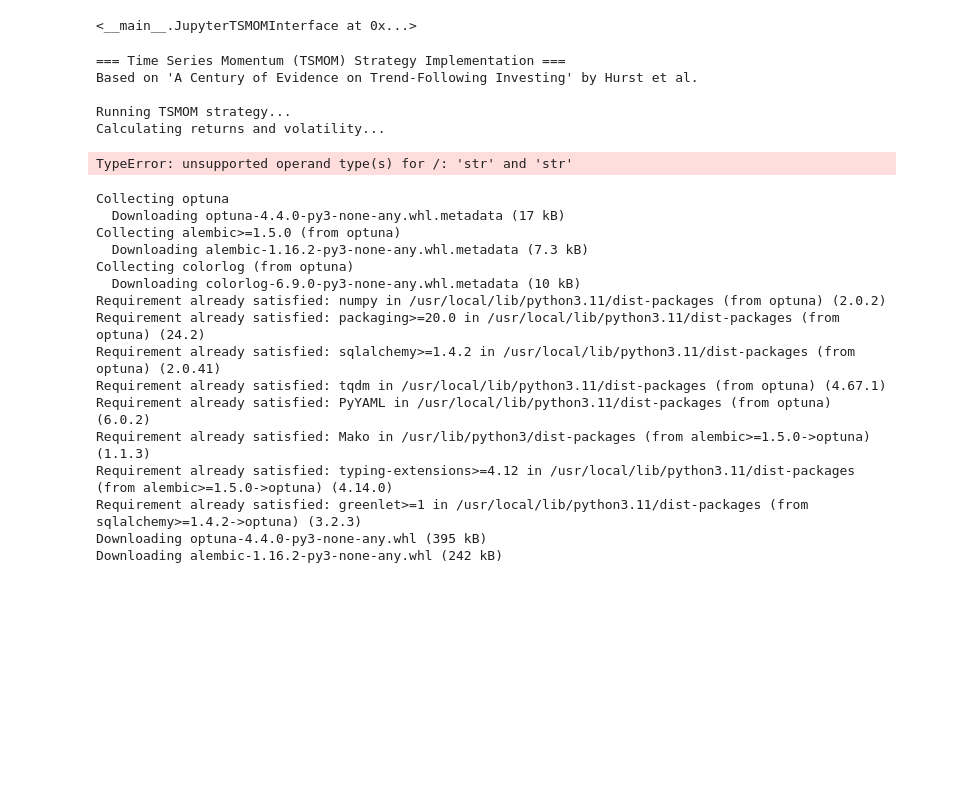
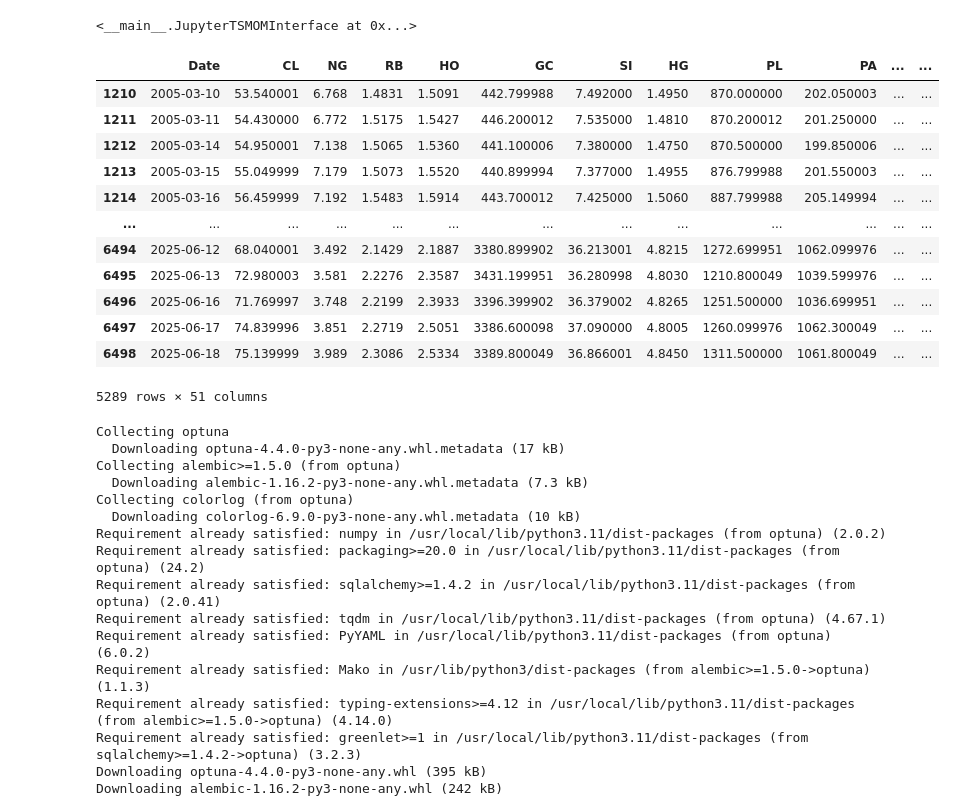
Before and after one commit to leisuredays/tsmom, a Jupyter notebook: tsmom.ipynb, the cells around one changed output. Cells and saved outputs as stored; diff of their text form; code cells hidden in the pictures; blank space fills up the shorter version.

```diff
--- a/tsmom.ipynb
+++ b/tsmom.ipynb
@@ -1654,58 +1655,19 @@ gold_series = prices_df['GSPC']
-# %%
-# Main execution
-if __name__ == "__main__":
-    print("=== Time Series Momentum (TSMOM) Strategy Implementation ===")
-    print("Based on 'A Century of Evidence on Trend-Following Investing' by Hurst et al.")
-    print()
-
-    # Initialize and run TSMOM strategy
-    tsmom = TSMOMStrategyWithRiskLimits(
-    lookback_periods=[1, 3, 12],
-    target_vol=0.40,
-    portfolio_vol=0.10,
-    max_leverage=3.0,           # 최대 레버리지
-    max_position_pct=0.2,      # 최대 포지션 크기
-    max_drawdown=0.5,          # 최대 드로다운
-    var_limit=1,             # VaR 제한
-    stop_loss_pct=0.5,         # 손절매 수준
-    max_correlation=1.00        # 최대 상관관계
-)
-
-    print("Running TSMOM strategy...")
-    results = tsmom.run_strategy_with_risk_limits(prices_df, risk_free_rate=0.02)
-
-    # Display performance metrics
-    print("\n=== Performance Summary ===")
-    for name, returns in results['individual_strategies'].items():
-        metrics = calculate_performance_metrics(returns)
-        print(f"\n{name}:")
-        print(f"  Annual Return: {metrics.get('Annual Return', 0):.1%}")
-        print(f"  Annual Volatility: {metrics.get('Annual Volatility', 0):.1%}")
-        print(f"  Sharpe Ratio: {metrics.get('Sharpe Ratio', 0):.2f}")
-        print(f"  Max Drawdown: {metrics.get('Max Drawdown', 0):.1%}")
-
-    # Plot results
-    print("\nGenerating performance charts...")
-    sp500_returns = sp500_prices.pct_change().dropna()
-
-    plot_performance_comparison(results, sp500_prices)
-    plot_smile_curve(results['diversified_returns'], sp500_returns)
-
-    print("\n=== Strategy Implementation Complete ===")
-    print("Note: This is a demonstration using simulated data.")
-    print("For live trading, use real futures price data and consider:")
-    print("- Transaction costs (1-4% annually)")
-    print("- Management fees (typically 2% + 20% performance fee)")
-    print("- Margin requirements (8-12% for institutional investors)")
-    print("- Risk management procedures")
-    print("- Rebalancing frequency optimization")
-# %% [output]
-=== Time Series Momentum (TSMOM) Strategy Implementation ===
-Based on 'A Century of Evidence on Trend-Following Investing' by Hurst et al.
-
-Running TSMOM strategy...
-Calculating returns and volatility...
-TypeError: unsupported operand type(s) for /: 'str' and 'str'
+# %%
+prices_df
+# %% [output]
+|  | Date | CL | NG | RB | HO | GC | SI | HG | PL | PA | ... | ... |
+| 1210 | 2005-03-10 | 53.540001 | 6.768 | 1.4831 | 1.5091 | 442.799988 | 7.492000 | 1.4950 | 870.000000 | 202.050003 | ... | ... |
+| 1211 | 2005-03-11 | 54.430000 | 6.772 | 1.5175 | 1.5427 | 446.200012 | 7.535000 | 1.4810 | 870.200012 | 201.250000 | ... | ... |
+| 1212 | 2005-03-14 | 54.950001 | 7.138 | 1.5065 | 1.5360 | 441.100006 | 7.380000 | 1.4750 | 870.500000 | 199.850006 | ... | ... |
+| 1213 | 2005-03-15 | 55.049999 | 7.179 | 1.5073 | 1.5520 | 440.899994 | 7.377000 | 1.4955 | 876.799988 | 201.550003 | ... | ... |
+| 1214 | 2005-03-16 | 56.459999 | 7.192 | 1.5483 | 1.5914 | 443.700012 | 7.425000 | 1.5060 | 887.799988 | 205.149994 | ... | ... |
+| ... | ... | ... | ... | ... | ... | ... | ... | ... | ... | ... | ... | ... |
+| 6494 | 2025-06-12 | 68.040001 | 3.492 | 2.1429 | 2.1887 | 3380.899902 | 36.213001 | 4.8215 | 1272.699951 | 1062.099976 | ... | ... |
+| 6495 | 2025-06-13 | 72.980003 | 3.581 | 2.2276 | 2.3587 | 3431.199951 | 36.280998 | 4.8030 | 1210.800049 | 1039.599976 | ... | ... |
+| 6496 | 2025-06-16 | 71.769997 | 3.748 | 2.2199 | 2.3933 | 3396.399902 | 36.379002 | 4.8265 | 1251.500000 | 1036.699951 | ... | ... |
+| 6497 | 2025-06-17 | 74.839996 | 3.851 | 2.2719 | 2.5051 | 3386.600098 | 37.090000 | 4.8005 | 1260.099976 | 1062.300049 | ... | ... |
+| 6498 | 2025-06-18 | 75.139999 | 3.989 | 2.3086 | 2.5334 | 3389.800049 | 36.866001 | 4.8450 | 1311.500000 | 1061.800049 | ... | ... |
+5289 rows × 51 columns
 # %%
 !pip install optuna
 # %% [output]
```
Also changed, not shown: parts of 8 cells of this notebook.
